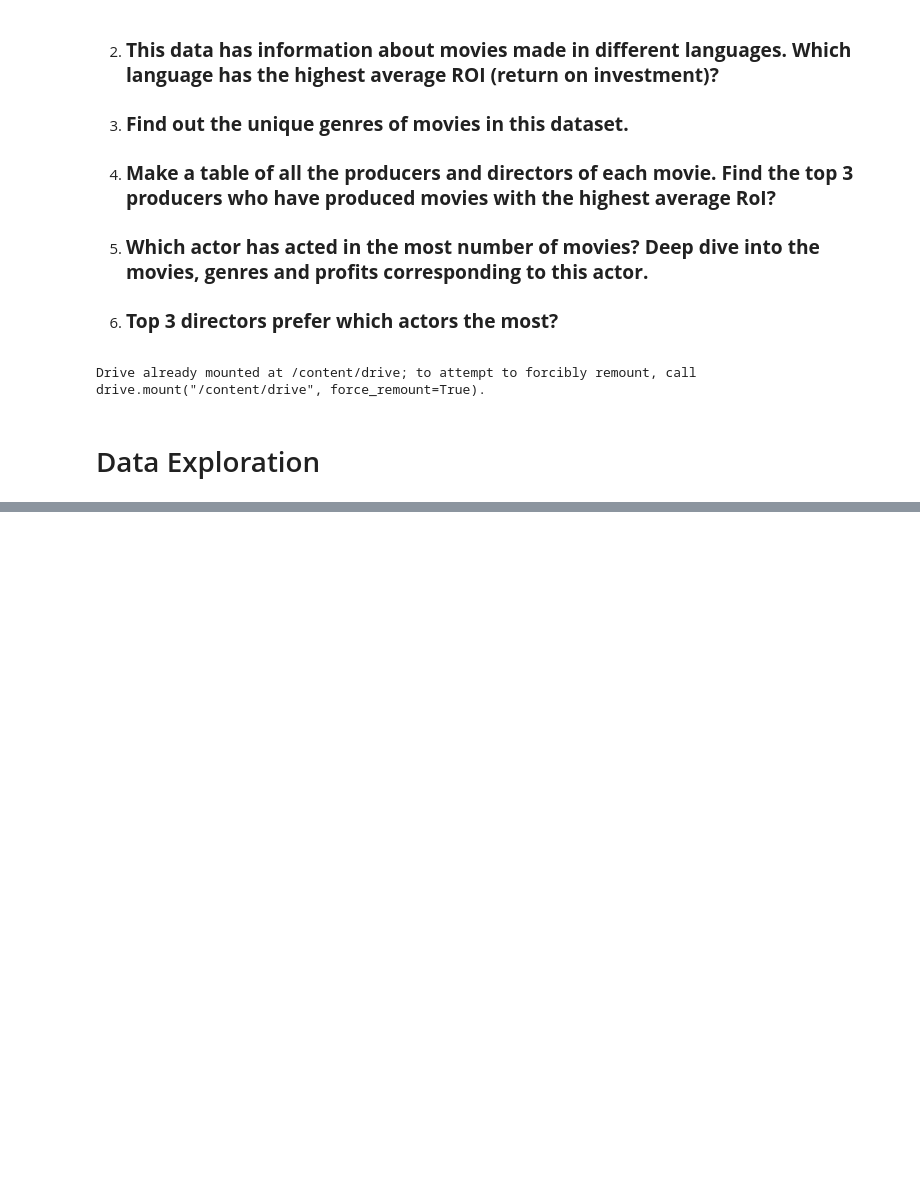
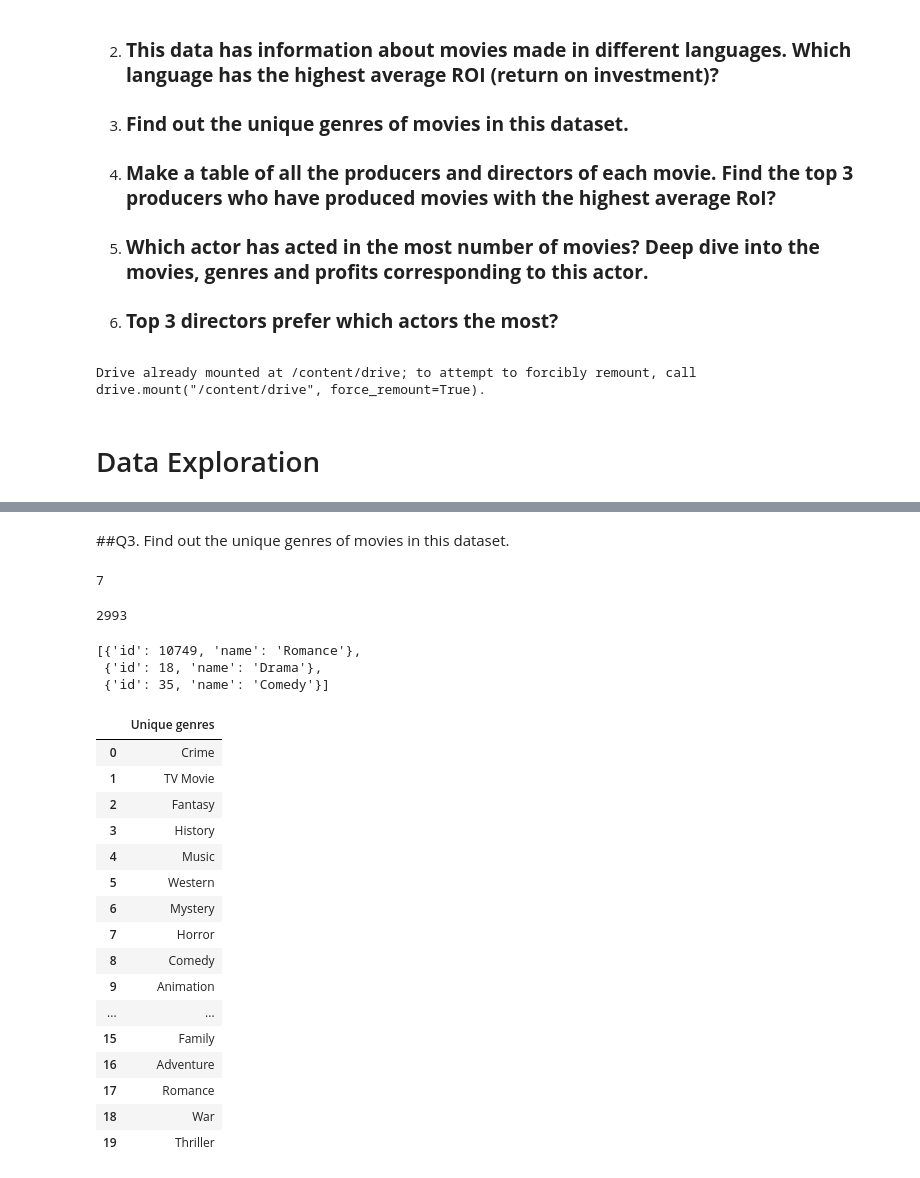
Before and after one commit to shubham1894/Data-Science-Portfolio, a Jupyter notebook: EDA Imdb Dataset/EDA_on_IMDB_Dataset.ipynb, the cells around one changed output, grey strips where cells are left out. Drawn from its saved outputs; the diff is of its cells as text; code cells hidden in the pictures; blank space fills up the shorter version.

```diff
--- a/EDA Imdb Dataset/EDA_on_IMDB_Dataset.ipynb
+++ b/EDA Imdb Dataset/EDA_on_IMDB_Dataset.ipynb
@@ -521,0 +140,3 @@ df3.head(3)
+# %%
+imdb_df_new.loc[imdb_df_new['budget']< 1000, 'budget']  = imdb_df_new['budget'].median()
+imdb_df_new.loc[imdb_df_new['revenue']< 1000, 'revenue']  = imdb_df_new['revenue'].median()
@@ -521,0 +158,3 @@ df3.head(3)
+# %%
+imdb_df_new['profit'] = imdb_df_new['revenue'] - imdb_df_new['budget']
+# imdb_df_new.head(2)
@@ -521,0 +163,3 @@ df3.head(3)
+# %%
+imdb_df_new['ROI'] = imdb_df_new['profit'] / imdb_df_new['budget'] * 100
+imdb_df_new.head(2)
@@ -521,0 +281,47 @@ df3.head(3)
+# %% [markdown]
+##Q3. Find out the unique genres of movies in this dataset.
+# %%
+imdb_df_new['genres'].isnull().sum()
+# %% [output]
+7
+# %%
+# Now consider genres whose value are not null
+no_na_genres = imdb_df_new[~imdb_df_new['genres'].isna()]
+# %%
+len(no_na_genres)
+# %% [output]
+2993
+# %%
+no_na_genres.loc[50,'genres']
+# %% [output]
+[{'id': 10749, 'name': 'Romance'},
+ {'id': 18, 'name': 'Drama'},
+ {'id': 35, 'name': 'Comedy'}]
+# %%
+# create the list of genres and using iterrow() method to iterate over genres column
+# iterrow----> same as enumrate() it is compulsory to use it in Dataframe
+gen_list = []
+for index, row in no_na_genres.iterrows():
+  genre = no_na_genres.loc[index,'genres']
+  for k in genre:
+    gen_list.append(k['name'])
+# unique list of genres are
+pd.DataFrame(set(gen_list), columns = ['Unique genres'])
+# %% [output]
+|  | Unique genres |
+| 0 | Crime |
+| 1 | TV Movie |
+| 2 | Fantasy |
+| 3 | History |
+| 4 | Music |
+| 5 | Western |
+| 6 | Mystery |
+| 7 | Horror |
+| 8 | Comedy |
+| 9 | Animation |
+| ... | ... |
+| 15 | Family |
+| 16 | Adventure |
+| 17 | Romance |
+| 18 | War |
+| 19 | Thriller |
```
Also changed, not shown: parts of 142 cells of this notebook.
